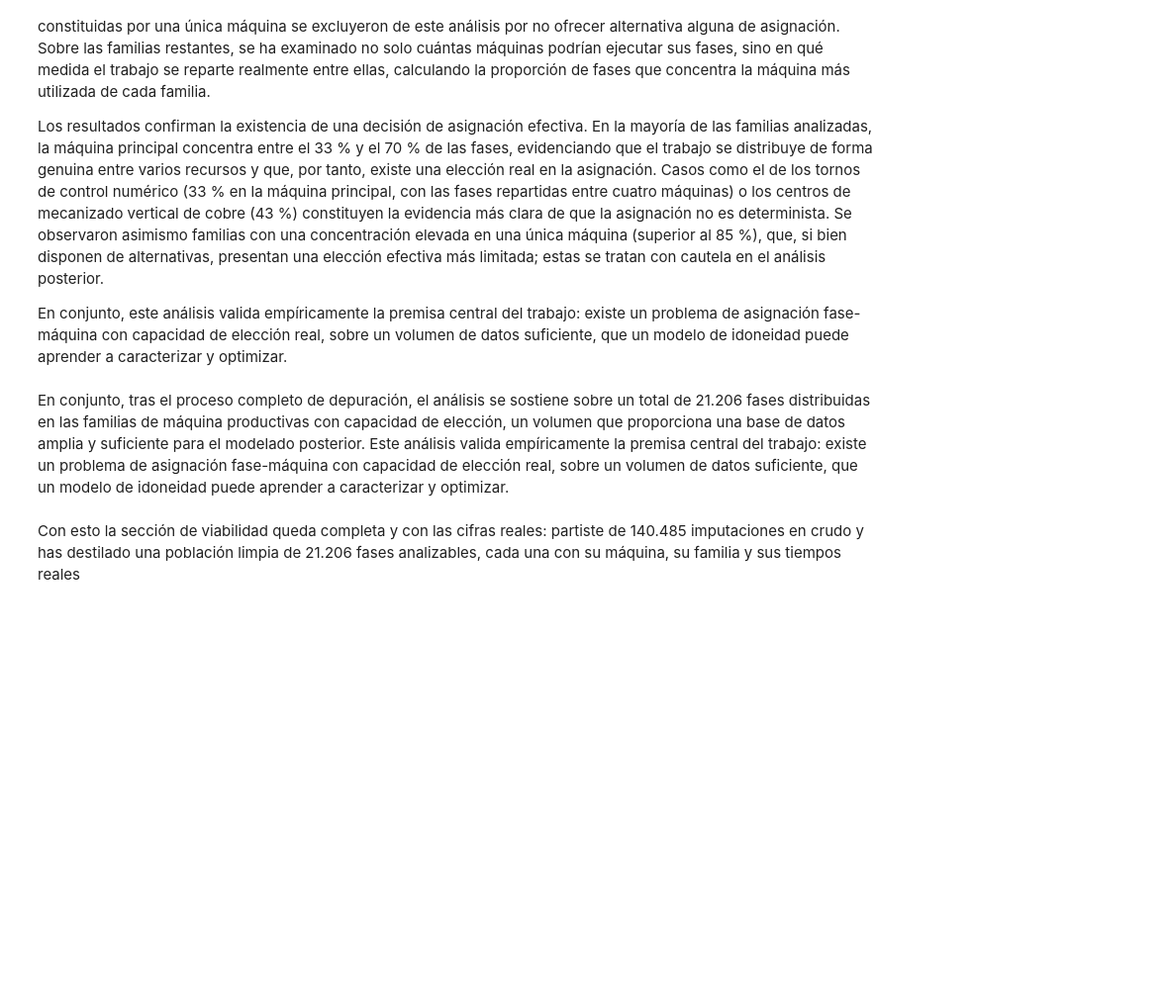
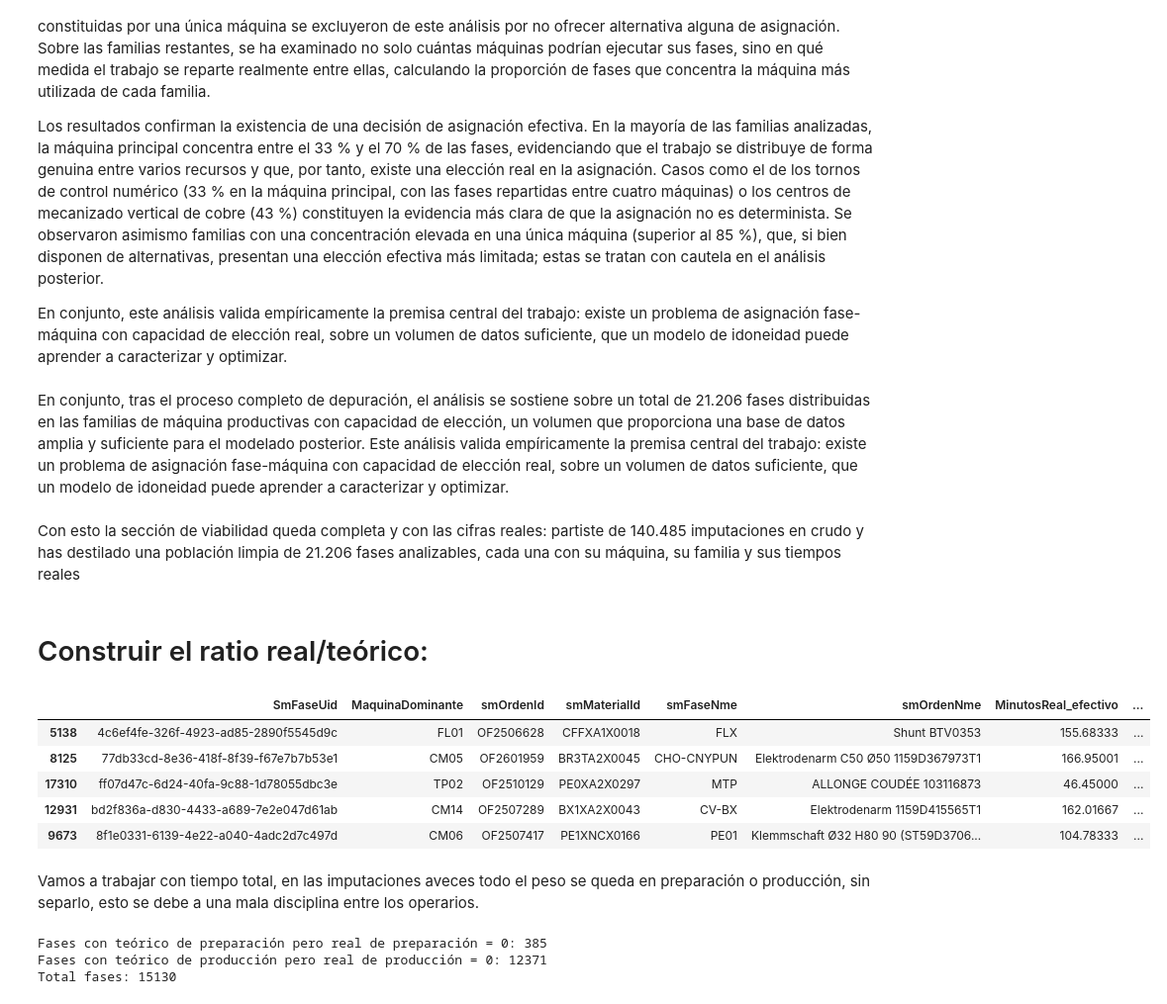
Before and after one commit to muntrans/TFM, a Jupyter notebook: Viabilidad_TFM.ipynb, the cells around one changed output. Shown at 99% size. Saved outputs shown, nothing was run; the diff lists cells and outputs as text; code cells hidden in the pictures; blank space fills up the shorter version.

```diff
--- a/Viabilidad_TFM.ipynb
+++ b/Viabilidad_TFM.ipynb
@@ -109,3 +118,28 @@ En conjunto, este análisis valida empíricamente la premisa central del trabajo
 En conjunto, tras el proceso completo de depuración, el análisis se sostiene sobre un total de 21.206 fases distribuidas en las familias de máquina productivas con capacidad de elección, un volumen que proporciona una base de datos amplia y suficiente para el modelado posterior. Este análisis valida empíricamente la premisa central del trabajo: existe un problema de asignación fase-máquina con capacidad de elección real, sobre un volumen de datos suficiente, que un modelo de idoneidad puede aprender a caracterizar y optimizar.
 # %% [markdown]
 Con esto la sección de viabilidad queda completa y con las cifras reales: partiste de 140.485 imputaciones en crudo y has destilado una población limpia de 21.206 fases analizables, cada una con su máquina, su familia y sus tiempos reales
+# %% [markdown]
+# Construir el ratio real/teórico:
+# %%
+display(df_FASE_final.sample(5))
+# %% [output]
+|  | SmFaseUid | MaquinaDominante | smOrdenId | smMaterialId | smFaseNme | smOrdenNme | MinutosReal_efectivo | ... |
+| 5138 | 4c6ef4fe-326f-4923-ad85-2890f5545d9c | FL01 | OF2506628 | CFFXA1X0018 | FLX | Shunt BTV0353 | 155.68333 | ... |
+| 8125 | 77db33cd-8e36-418f-8f39-f67e7b7b53e1 | CM05 | OF2601959 | BR3TA2X0045 | CHO-CNYPUN | Elektrodenarm C50 Ø50 1159D367973T1 | 166.95001 | ... |
+| 17310 | ff07d47c-6d24-40fa-9c88-1d78055dbc3e | TP02 | OF2510129 | PE0XA2X0297 | MTP | ALLONGE COUDÉE 103116873 | 46.45000 | ... |
+| 12931 | bd2f836a-d830-4433-a689-7e2e047d61ab | CM14 | OF2507289 | BX1XA2X0043 | CV-BX | Elektrodenarm 1159D415565T1 | 162.01667 | ... |
+| 9673 | 8f1e0331-6139-4e22-a040-4adc2d7c497d | CM06 | OF2507417 | PE1XNCX0166 | PE01 | Klemmschaft Ø32 H80 90 (ST59D3706... | 104.78333 | ... |
+# %% [markdown]
+Vamos a trabajar con tiempo total, en las imputaciones aveces todo el peso se queda en preparación o producción, sin separlo, esto se debe a una mala disciplina entre los operarios.
+# %%
+# ¿cuántas fases tienen teórico en una parte pero real 0 en esa misma parte?
+prep_teorico_sin_real = ((df_FASE_final["PreparationTime"] > 0) & (df_FASE_final["MinutosPreparacion_efectivo"] == 0)).sum()
+prod_teorico_sin_real = ((df_FASE_final["ExecutionTime"] > 0) & (df_FASE_final["MinutosProduccion_efectivo"] == 0)).sum()
+
+print(f"Fases con teórico de preparación pero real de preparación = 0: {prep_teorico_sin_real}")
+print(f"Fases con teórico de producción pero real de producción = 0: {prod_teorico_sin_real}")
+print(f"Total fases: {len(df_FASE_final)}\n")
+# %% [output]
+Fases con teórico de preparación pero real de preparación = 0: 385
+Fases con teórico de producción pero real de producción = 0: 12371
+Total fases: 15130
```
Also changed, not shown: parts of 27 cells of this notebook, 5 other files.
